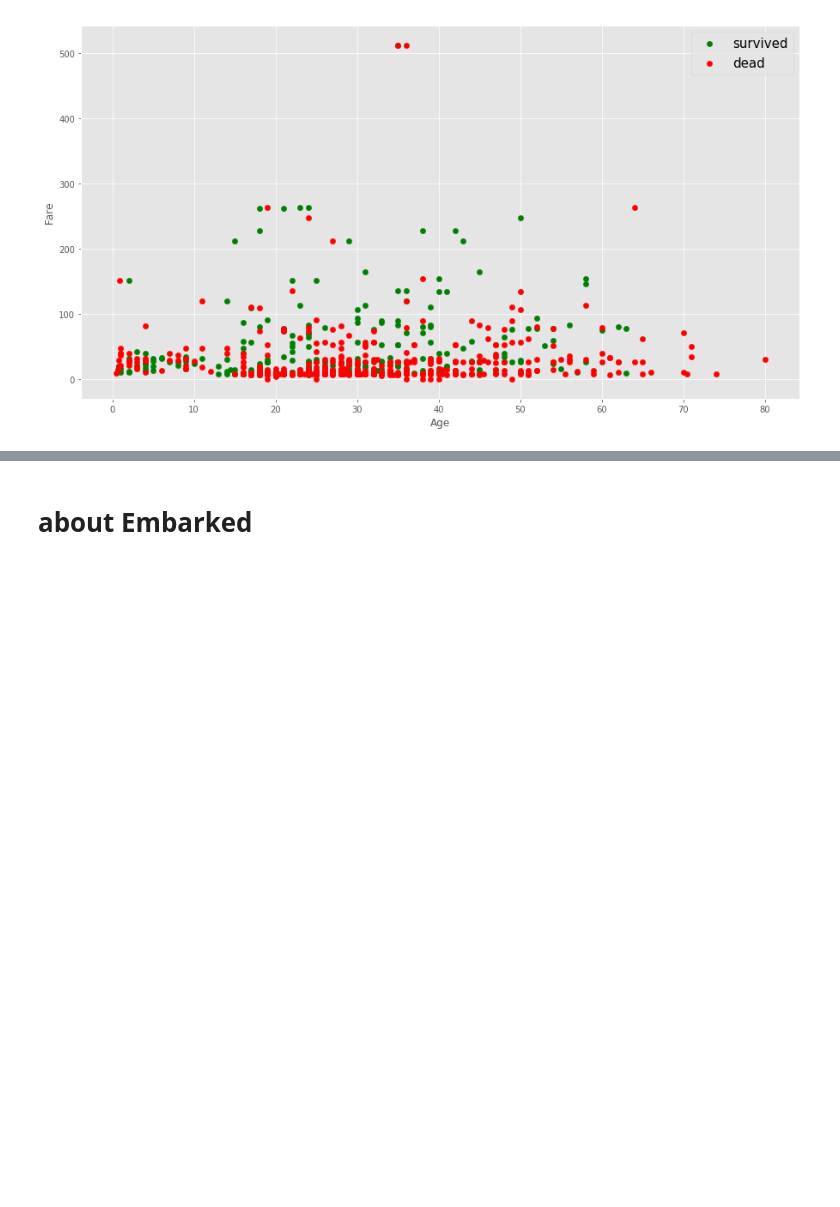
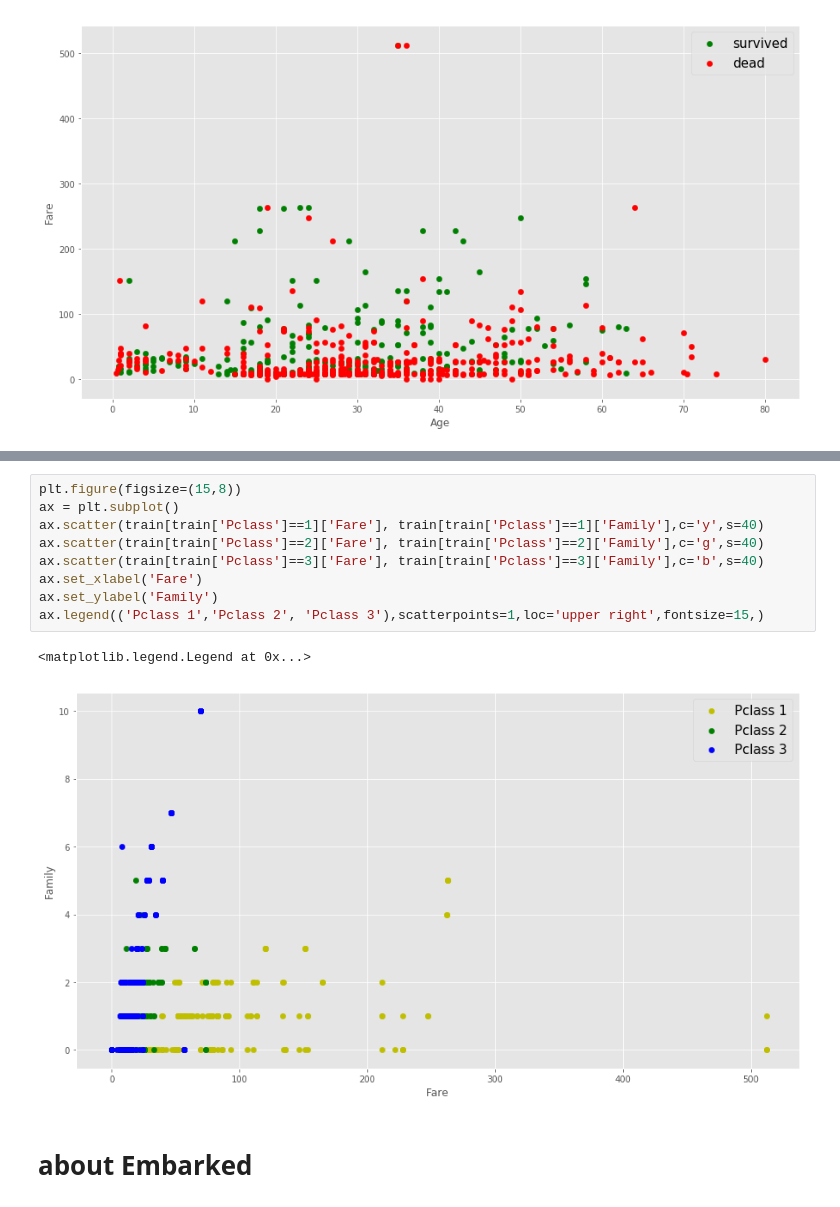
Before and after one commit to ch-tseng/Kaggle-Titanic, a Jupyter notebook: Titanic.ipynb, the cells around one changed output, grey strips where cells are left out. Saved outputs shown, nothing was run; the diff lists cells and outputs as text; blank space fills up the shorter version.

```diff
--- a/Titanic.ipynb
+++ b/Titanic.ipynb
@@ -473,3 +485,15 @@ ax.legend(('survived','dead'),scatterpoints=1,loc='upper right',fontsize=15,)
+# %%
+plt.figure(figsize=(15,8))
+ax = plt.subplot()
+ax.scatter(train[train['Pclass']==1]['Fare'], train[train['Pclass']==1]['Family'],c='y',s=40)
+ax.scatter(train[train['Pclass']==2]['Fare'], train[train['Pclass']==2]['Family'],c='g',s=40)
+ax.scatter(train[train['Pclass']==3]['Fare'], train[train['Pclass']==3]['Family'],c='b',s=40)
+ax.set_xlabel('Fare')
+ax.set_ylabel('Family')
+ax.legend(('Pclass 1','Pclass 2', 'Pclass 3'),scatterpoints=1,loc='upper right',fontsize=15,)
+# %% [output]
+<matplotlib.legend.Legend at 0x...>
+[figure, added]
 # %% [markdown]
 # about Embarked
 # %%
```
Also changed, not shown: parts of 1 cell of this notebook.
